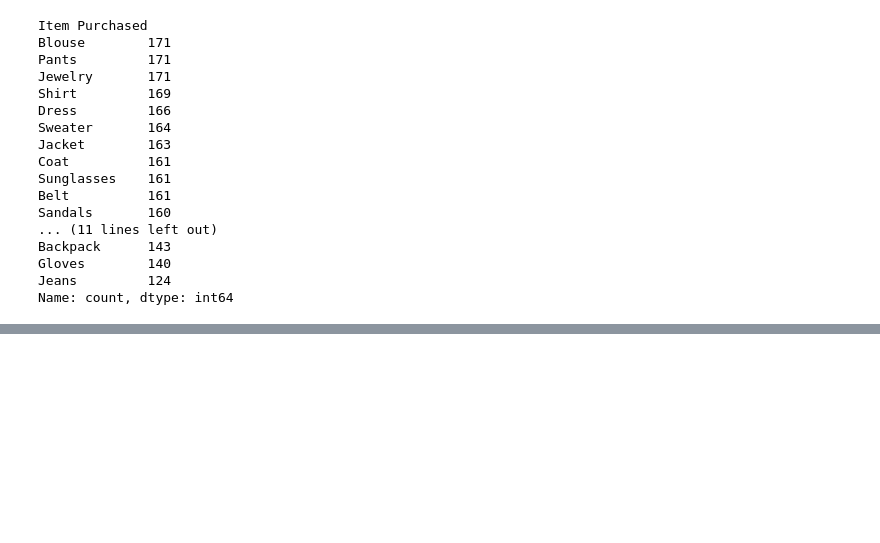
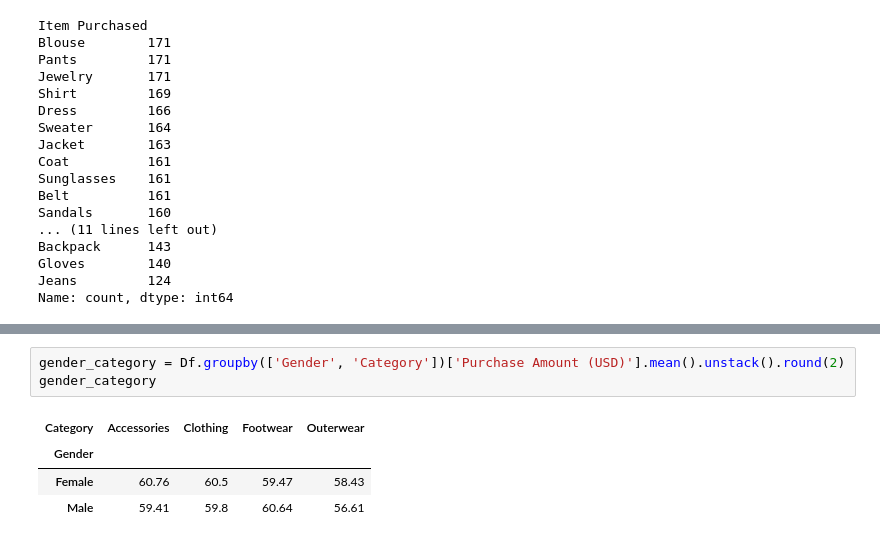
Before and after one commit to ngendor00t/data-project, a Jupyter notebook: shopping behaviour (1).ipynb, the cells around one changed output, grey strips where cells are left out. Drawn from its saved outputs; the diff is of its cells as text; blank space fills up the shorter version.

```diff
--- a/shopping behaviour (1).ipynb
+++ b/shopping behaviour (1).ipynb
@@ -555,0 +619,8 @@ Name: count, dtype: int64
+# %%
+gender_category = Df.groupby(['Gender', 'Category'])['Purchase Amount (USD)'].mean().unstack().round(2)
+gender_category
+# %% [output]
+| Category | Accessories | Clothing | Footwear | Outerwear |
+| Gender |  |  |  |  |
+| Female | 60.76 | 60.5 | 59.47 | 58.43 |
+| Male | 59.41 | 59.8 | 60.64 | 56.61 |
```
Also changed, not shown: parts of 8 cells of this notebook, 1 other file.
